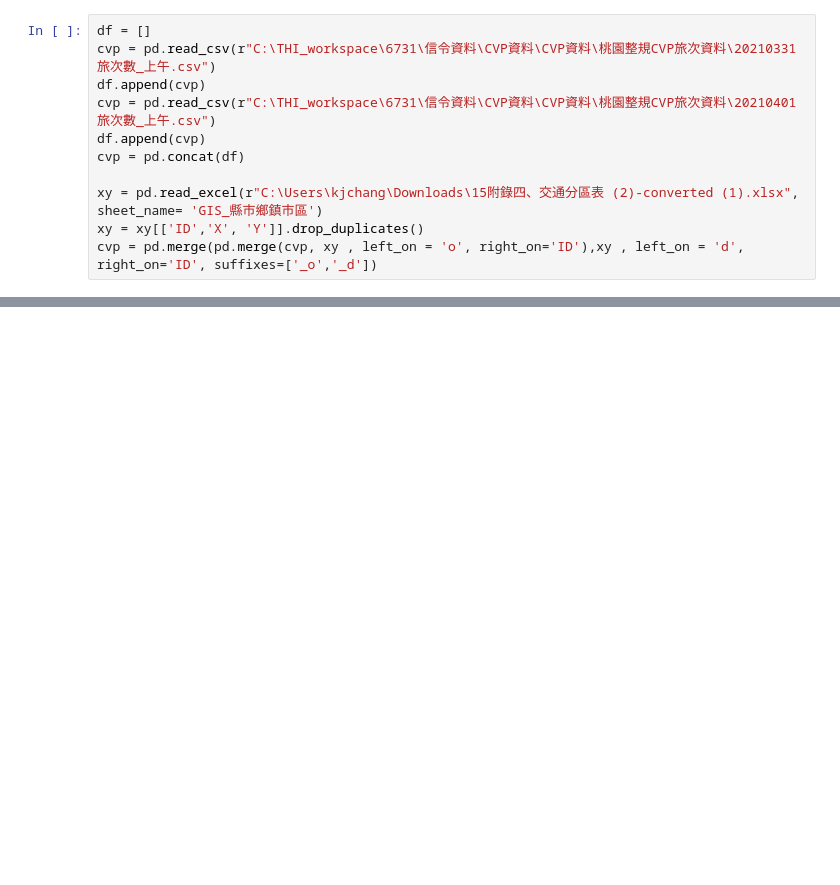
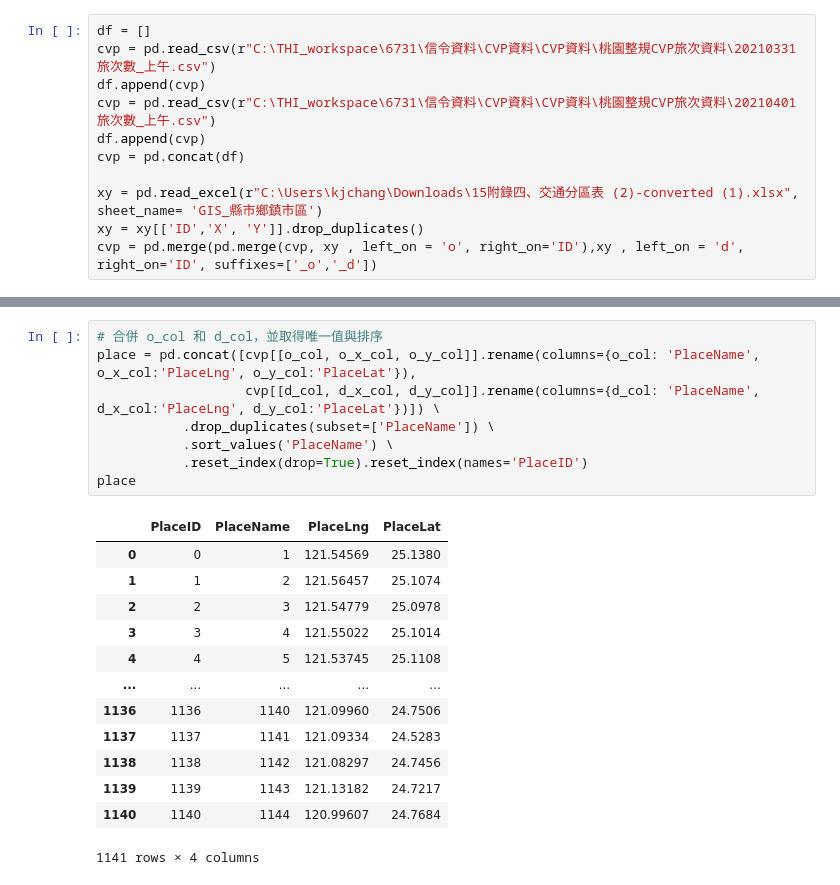
Before and after one commit to KaiChiehKJ/THI-ProcessTool, a Jupyter notebook: GISTool.ipynb, the cells around one changed output, grey strips where cells are left out. Drawn from its saved outputs; the diff is of its cells as text; blank space fills up the shorter version.

```diff
--- a/GISTool.ipynb
+++ b/GISTool.ipynb
@@ -24,0 +34,22 @@ countdf = cvp.groupby([o_col, d_col]).agg({o_x_col:'mean', o_y_col:'mean',  d_x_
+# %%
+# 合併 o_col 和 d_col，並取得唯一值與排序
+place = pd.concat([cvp[[o_col, o_x_col, o_y_col]].rename(columns={o_col: 'PlaceName', o_x_col:'PlaceLng', o_y_col:'PlaceLat'}),
+                   cvp[[d_col, d_x_col, d_y_col]].rename(columns={d_col: 'PlaceName', d_x_col:'PlaceLng', d_y_col:'PlaceLat'})]) \
+           .drop_duplicates(subset=['PlaceName']) \
+           .sort_values('PlaceName') \
+           .reset_index(drop=True).reset_index(names='PlaceID')
+place
+# %% [output]
+|  | PlaceID | PlaceName | PlaceLng | PlaceLat |
+| 0 | 0 | 1 | 121.54569 | 25.1380 |
+| 1 | 1 | 2 | 121.56457 | 25.1074 |
+| 2 | 2 | 3 | 121.54779 | 25.0978 |
+| 3 | 3 | 4 | 121.55022 | 25.1014 |
+| 4 | 4 | 5 | 121.53745 | 25.1108 |
+| ... | ... | ... | ... | ... |
+| 1136 | 1136 | 1140 | 121.09960 | 24.7506 |
+| 1137 | 1137 | 1141 | 121.09334 | 24.5283 |
+| 1138 | 1138 | 1142 | 121.08297 | 24.7456 |
+| 1139 | 1139 | 1143 | 121.13182 | 24.7217 |
+| 1140 | 1140 | 1144 | 120.99607 | 24.7684 |
+1141 rows × 4 columns
```
Also changed, not shown: parts of 11 cells of this notebook.
